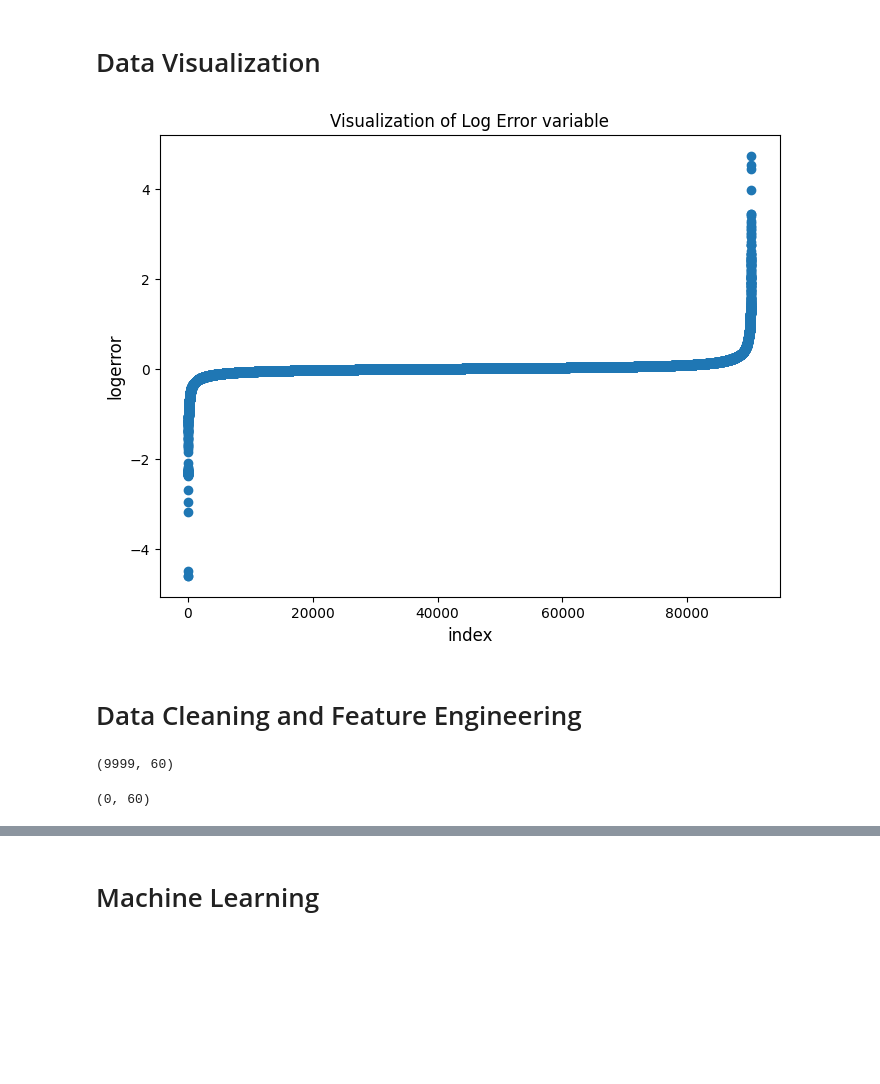
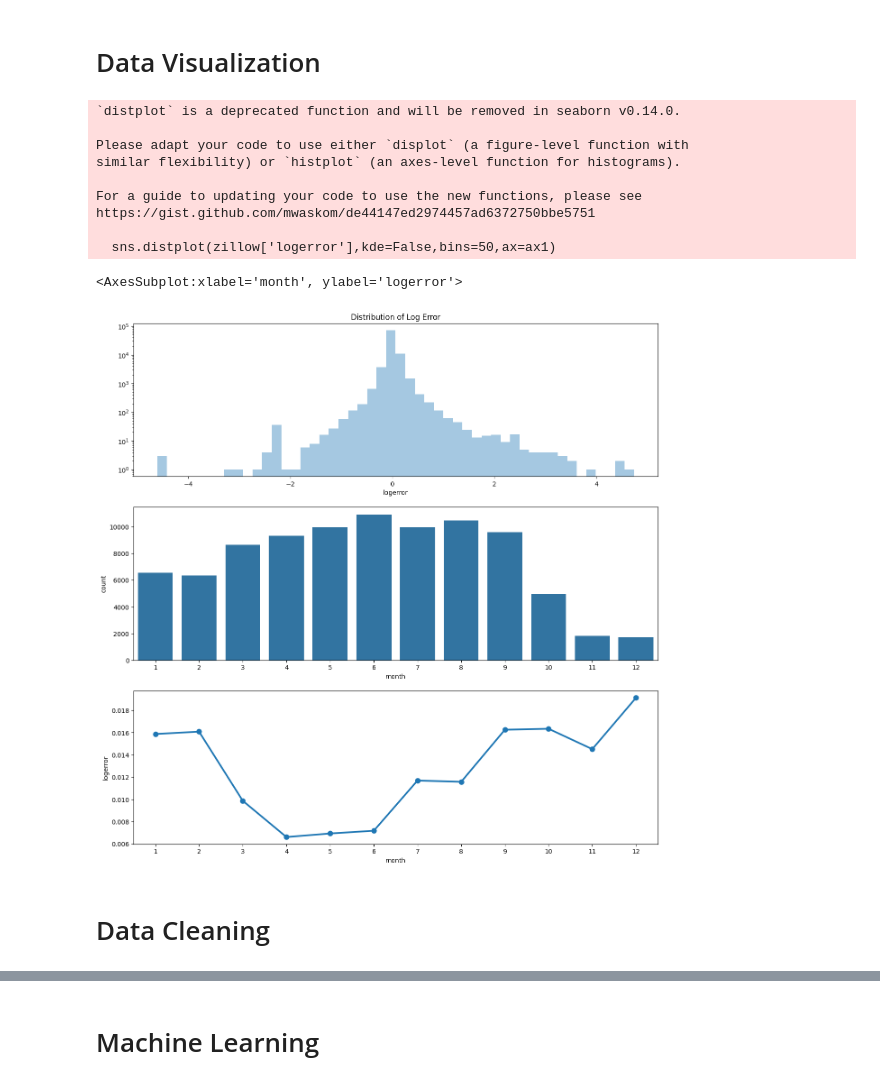
Before and after one commit to efazHossain/DATA-4380, a Jupyter notebook: Projects/TabularData/Zillow_Zestimate.ipynb, the cells around one changed output, grey strips where cells are left out. Drawn from its saved outputs; the diff is of its cells as text; code cells hidden in the pictures; blank space fills up the shorter version.

Commit message:
Progress on Cleaning/FEngineering/ML Modeling

```diff
--- a/Projects/TabularData/Zillow_Zestimate.ipynb
+++ b/Projects/TabularData/Zillow_Zestimate.ipynb
@@ -21,5 +26,3 @@ import missingno as ms
 # %%
-train = pd.read_csv('/mnt/c/users/efazh/DataProblems/Datasets/Tabular/Zillow/train_2016_v2.csv',
-                    parse_dates=["transactiondate"])
-props = pd.read_csv('/mnt/c/users/efazh/DataProblems/Datasets/Tabular/Zillow/props_2016.csv')
-sample = pd.read_csv('/mnt/c/users/efazh/DataProblems/Datasets/Tabular/Zillow/sample_submission.csv')
+train = pd.read_csv('/mnt/c/users/efazh/DataProblems/Datasets/Tabular/Zillow/train_2016_v2.csv', )
+props = pd.read_csv('/mnt/c/users/efazh/DataProblems/Datasets/Tabular/Zillow/property_2016.csv')
@@ -198,0 +84,3 @@ Total number of missing values in each category:  49
+# %%
+zillow=train.merge(props,how='left',on='parcelid')
+zillow.head()
@@ -199,13 +95,38 @@ Total number of missing values in each category:  49
+# %%
+# Separating Datetime variables
+zillow['transactiondate']=pd.to_datetime(zillow['transactiondate'])
+zillow['month'] = zillow['transactiondate'].dt.month
+zillow['year'] = zillow['transactiondate'].dt.year
+zillow['month_abbr'] = zillow['month'].apply(lambda x: calendar.month_abbr[x])
+zillow.drop('transactiondate', axis=1, inplace=True)
+
+#Finding average monthly error
+monthly_error = zillow.groupby(zillow['month'])['logerror'].mean().reset_index()
 # %% [markdown]
 # Data Visualization
-# %%
-plt.figure(figsize=(8,6))
-plt.scatter(range(train.shape[0]),np.sort(train.logerror.values))
-plt.xlabel('index',fontsize=12)
-plt.ylabel('logerror',fontsize=12)
-plt.title('Visualization of Log Error variable')
-plt.show()
-# %% [output]
-[figure, removed]
+# %%
+# Exploring Target Variable (logerror)
+fig, (ax1, ax2, ax3) = plt.subplots(figsize=(15,15),nrows=3)
+
+# Checking Distribution
+sns.distplot(zillow['logerror'],kde=False,bins=50,ax=ax1)
+ax1.set_yscale('log')
+ax1.set_title('Distribution of Log Error')
+
+# Checking monthly sales
+sns.countplot(x='month',data=zillow,ax=ax2)
+sns.pointplot(x='month',y='logerror',data=monthly_error)
+# %% [output]
+`distplot` is a deprecated function and will be removed in seaborn v0.14.0.
+
+Please adapt your code to use either `displot` (a figure-level function with
+similar flexibility) or `histplot` (an axes-level function for histograms).
+
+For a guide to updating your code to use the new functions, please see
+https://gist.github.com/mwaskom/de44147ed2974457ad6372750bbe5751
+
+  sns.distplot(zillow['logerror'],kde=False,bins=50,ax=ax1)
+<AxesSubplot:xlabel='month', ylabel='logerror'>
+[figure, added]
 # %% [markdown]
-# Data Cleaning and Feature Engineering
+# Data Cleaning
@@ -216,10 +132,0 @@ from sklearn.preprocessing import LabelEncoder
-# %%
-df = zillow.copy()
-df.shape
-# %% [output]
-(9999, 60)
-# %%
-duplicate=df[df.duplicated('parcelid')]
-duplicate.shape
-# %% [output]
-(0, 60)
```
Also changed, not shown: parts of 44 cells of this notebook, 1 other file.
